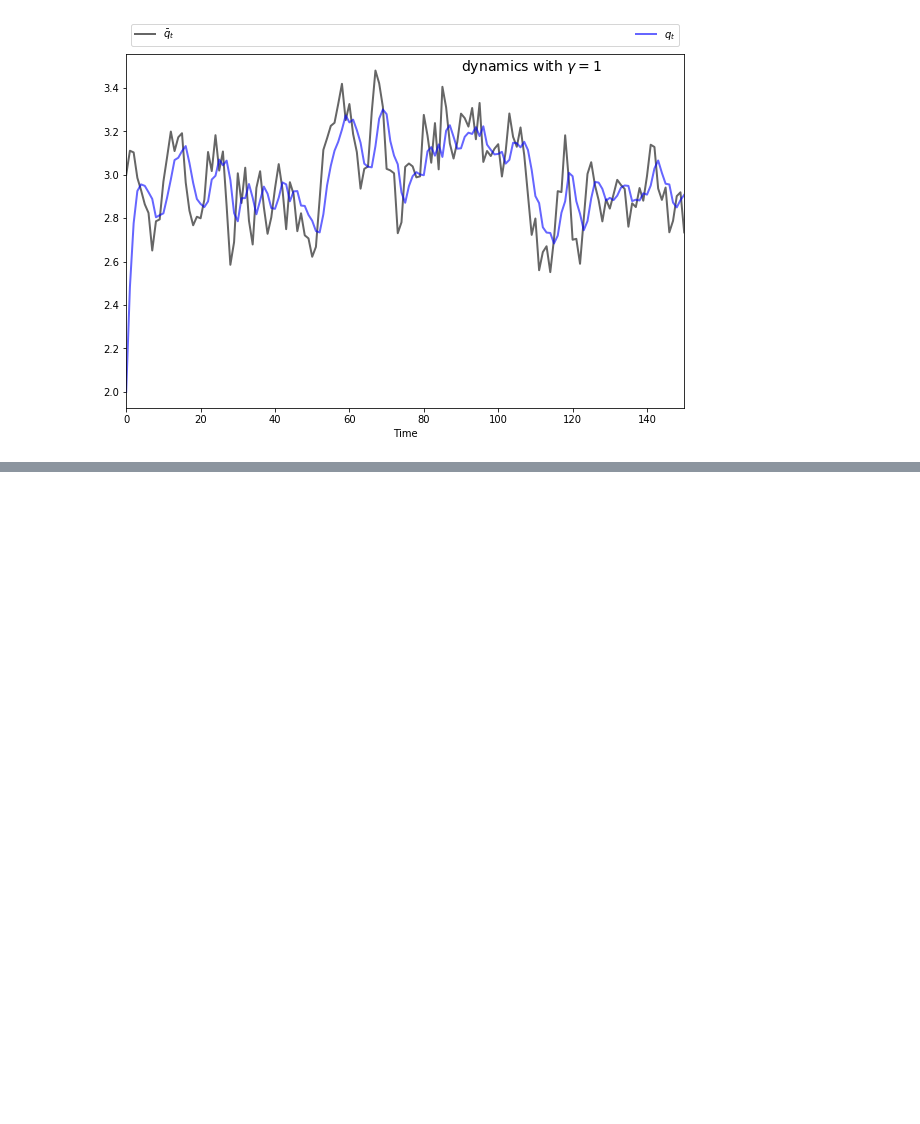
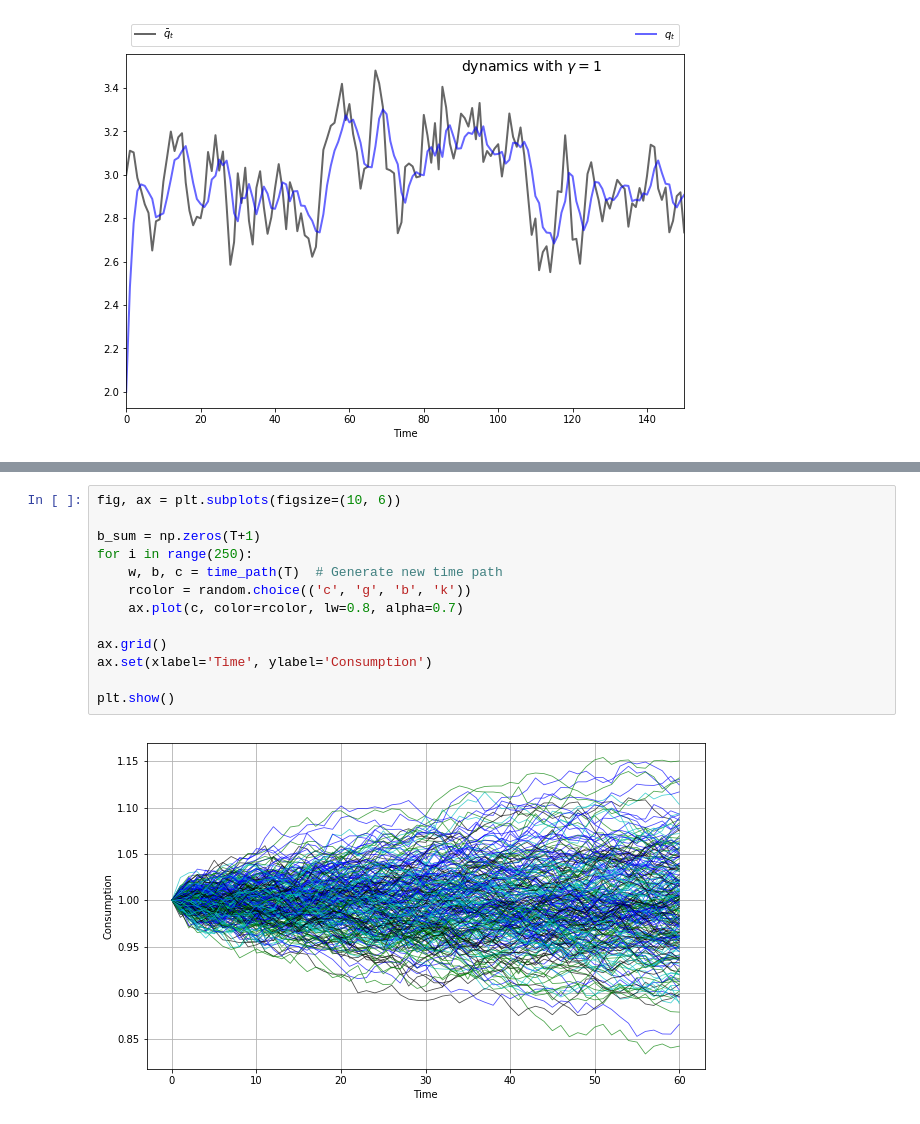
Before and after one commit to PanPip/QuantEcon_Tasks, a Jupyter notebook: LQ_control.ipynb, the cells around one changed output, grey strips where cells are left out. Drawn from its saved outputs; the diff is of its cells as text; blank space fills up the shorter version.

```diff
--- a/LQ_control.ipynb
+++ b/LQ_control.ipynb
@@ -340,0 +381,15 @@ plt.show()
+# %%
+fig, ax = plt.subplots(figsize=(10, 6))
+
+b_sum = np.zeros(T+1)
+for i in range(250):
+    w, b, c = time_path(T)  # Generate new time path
+    rcolor = random.choice(('c', 'g', 'b', 'k'))
+    ax.plot(c, color=rcolor, lw=0.8, alpha=0.7)
+
+ax.grid()
+ax.set(xlabel='Time', ylabel='Consumption')
+
+plt.show()
+# %% [output]
+[figure, added]
```
Also changed, not shown: parts of 3 cells of this notebook.
